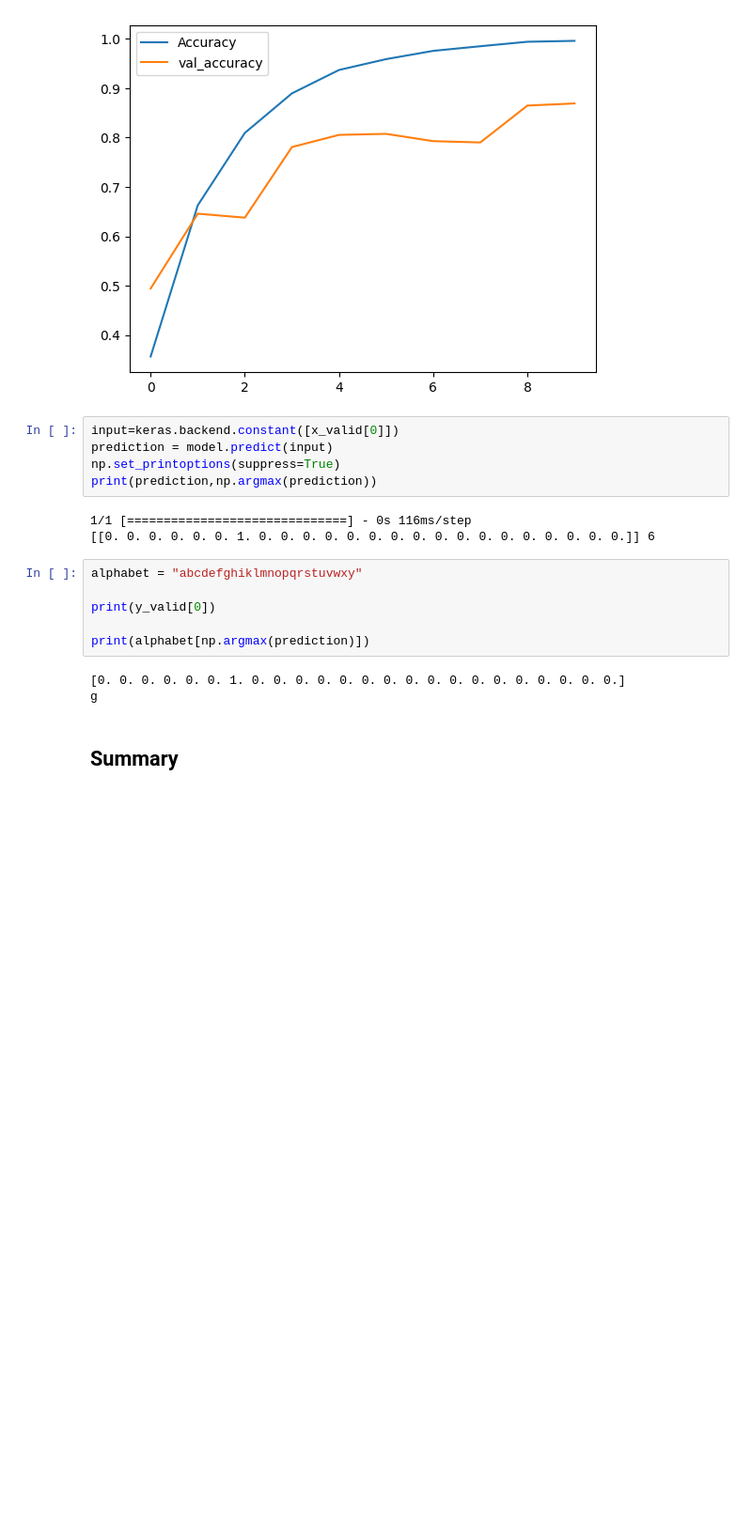
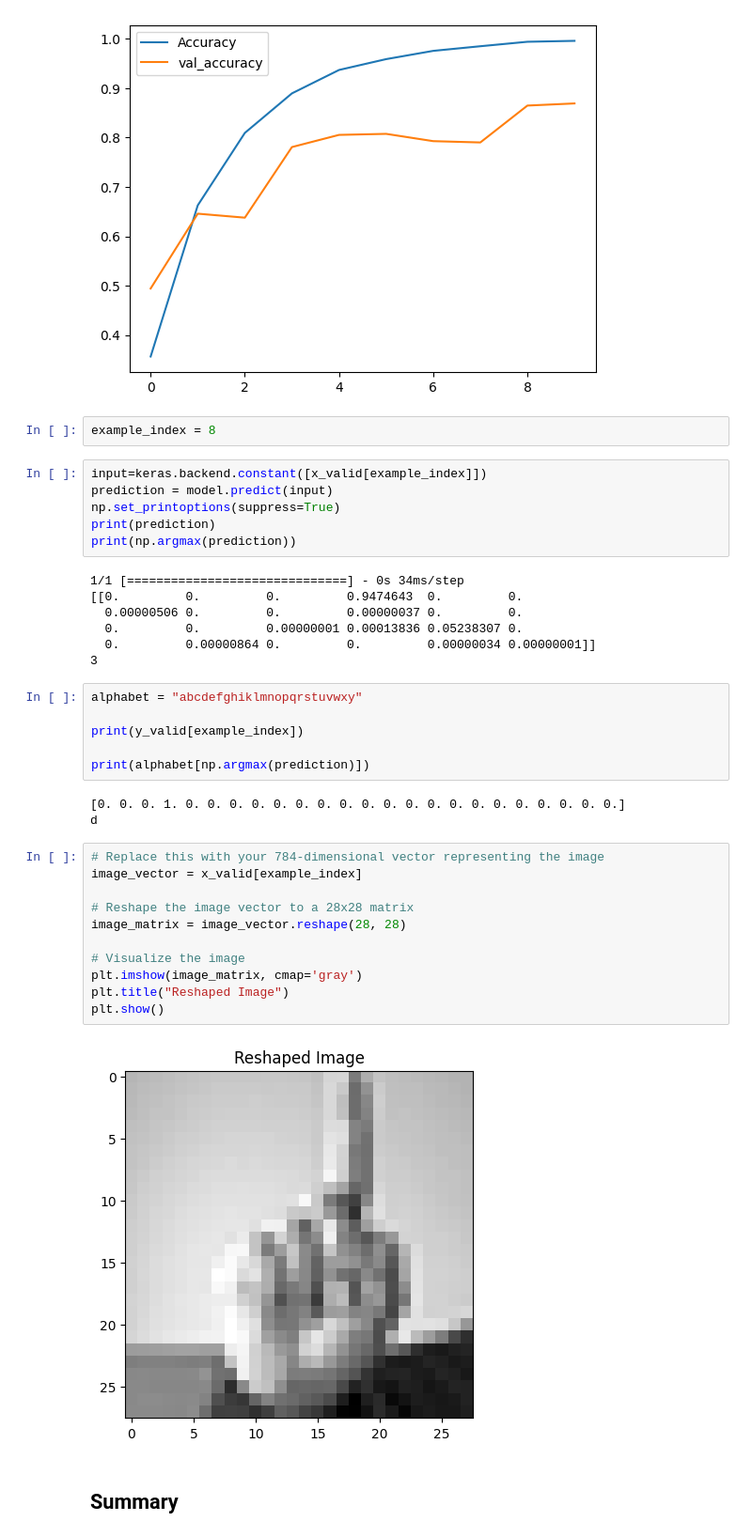
Before and after one commit to toshimzt/AI-in-AG-conference-Workshop-4-15, a Jupyter notebook: Machine Learning Fundamentals.ipynb, the cells around one changed output. Shown at 94% size. Drawn from its saved outputs; the diff is of its cells as text; blank space fills up the shorter version.

```diff
--- a/Machine Learning Fundamentals.ipynb
+++ b/Machine Learning Fundamentals.ipynb
@@ -408,23 +408,43 @@ plt.legend(['Accuracy', 'val_accuracy'])
 plt.show()
 # %% [output]
 [figure]
+# %%
+example_index = 8
 # %%
-input=keras.backend.constant([x_valid[0]])
+input=keras.backend.constant([x_valid[example_index]])
 prediction = model.predict(input)
 np.set_printoptions(suppress=True)
-print(prediction,np.argmax(prediction))
+print(prediction)
+print(np.argmax(prediction))
 # %% [output]
-1/1 [==============================] - 0s 116ms/step
-[[0. 0. 0. 0. 0. 0. 1. 0. 0. 0. 0. 0. 0. 0. 0. 0. 0. 0. 0. 0. 0. 0. 0. 0.]] 6
+1/1 [==============================] - 0s 34ms/step
+[[0.         0.         0.         0.9474643  0.         0.
+  0.00000506 0.         0.         0.00000037 0.         0.
+  0.         0.         0.00000001 0.00013836 0.05238307 0.
+  0.         0.00000864 0.         0.         0.00000034 0.00000001]]
+3
 # %%
 alphabet = "abcdefghiklmnopqrstuvwxy"
 
-print(y_valid[0])
+print(y_valid[example_index])
 
 print(alphabet[np.argmax(prediction)])
 # %% [output]
-[0. 0. 0. 0. 0. 0. 1. 0. 0. 0. 0. 0. 0. 0. 0. 0. 0. 0. 0. 0. 0. 0. 0. 0.]
-g
+[0. 0. 0. 1. 0. 0. 0. 0. 0. 0. 0. 0. 0. 0. 0. 0. 0. 0. 0. 0. 0. 0. 0. 0.]
+d
+# %%
+# Replace this with your 784-dimensional vector representing the image
+image_vector = x_valid[example_index]
+
+# Reshape the image vector to a 28x28 matrix
+image_matrix = image_vector.reshape(28, 28)
+
+# Visualize the image
+plt.imshow(image_matrix, cmap='gray')
+plt.title("Reshaped Image")
+plt.show()
+# %% [output]
+[figure, added]
 # %% [markdown]
 ## Summary
 # %% [markdown]
```
